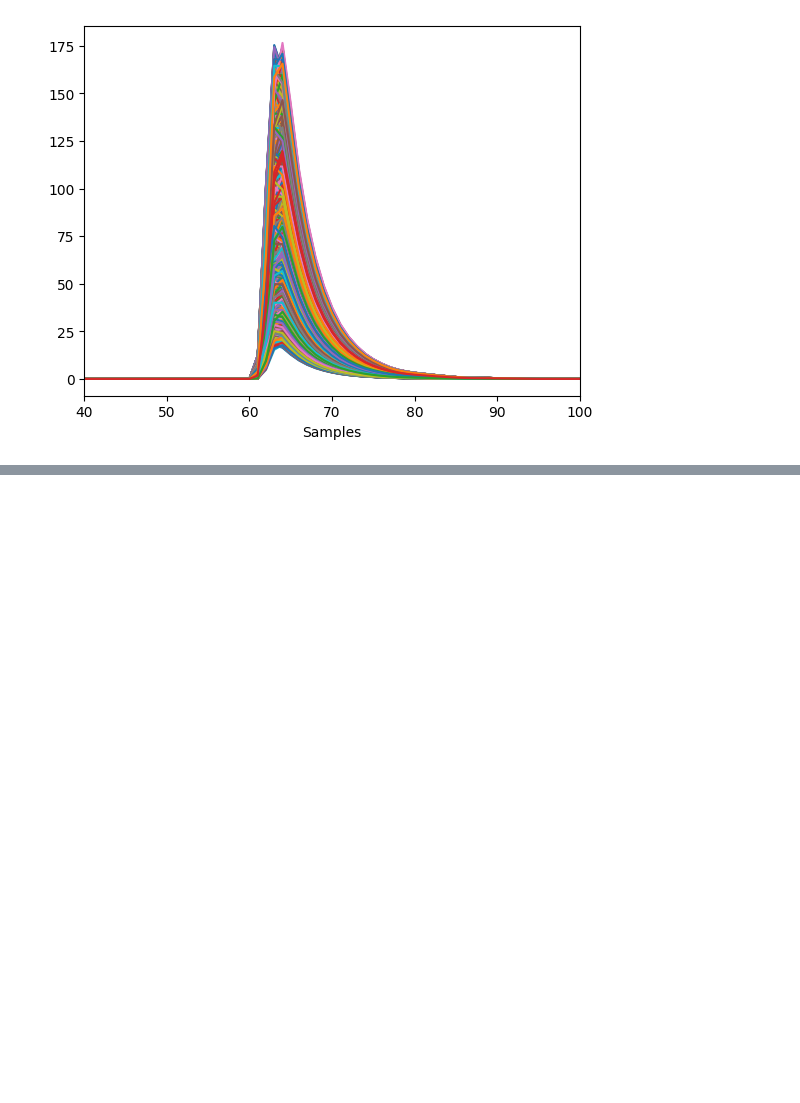
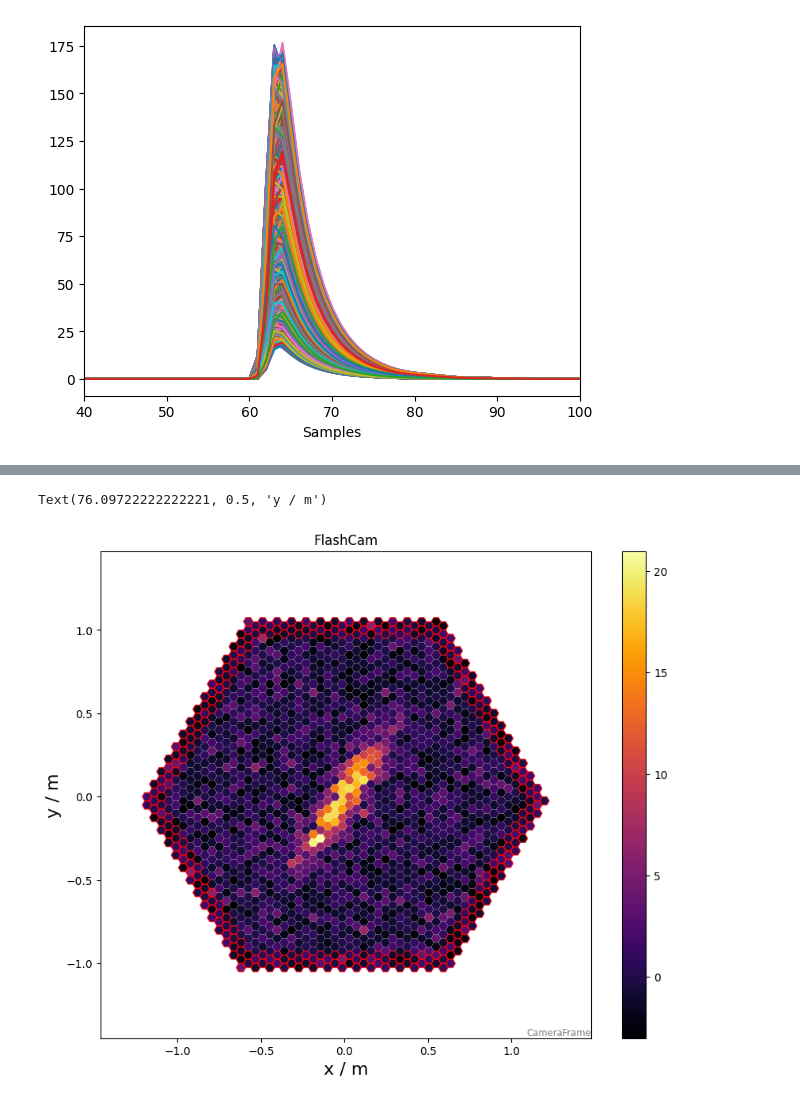
Before and after one commit to clara-escanuela/flashcam-simulation, a Jupyter notebook: tutorials/noise.ipynb, the cells around one changed output, grey strips where cells are left out. Cells and saved outputs as stored; diff of their text form; code cells hidden in the pictures; blank space fills up the shorter version.

```diff
--- a/tutorials/noise.ipynb
+++ b/tutorials/noise.ipynb
@@ -68,0 +88,18 @@ array([[-0.32105045, -0.97799973, -4.29704018, ...,  1.9919352 ,
+# %%
+
+geometry = subarray.tel[10].camera.geometry
+broken_pixels = broken_pixels(geometry).camera_border(2)
+
+fig, ax = plt.subplots(figsize=(10, 8))
+
+display = CameraDisplay(geometry)
+
+display.image = image
+display.add_colorbar()
+display.highlight_pixels(broken_pixels, color="red", linewidth=1)
+
+plt.xlabel('x / m', fontsize=16)
+plt.ylabel('y / m', fontsize=16)
+# %% [output]
+Text(76.09722222222221, 0.5, 'y / m')
+[figure, added]
```
Also changed, not shown: parts of 17 cells of this notebook, 3 other files.
